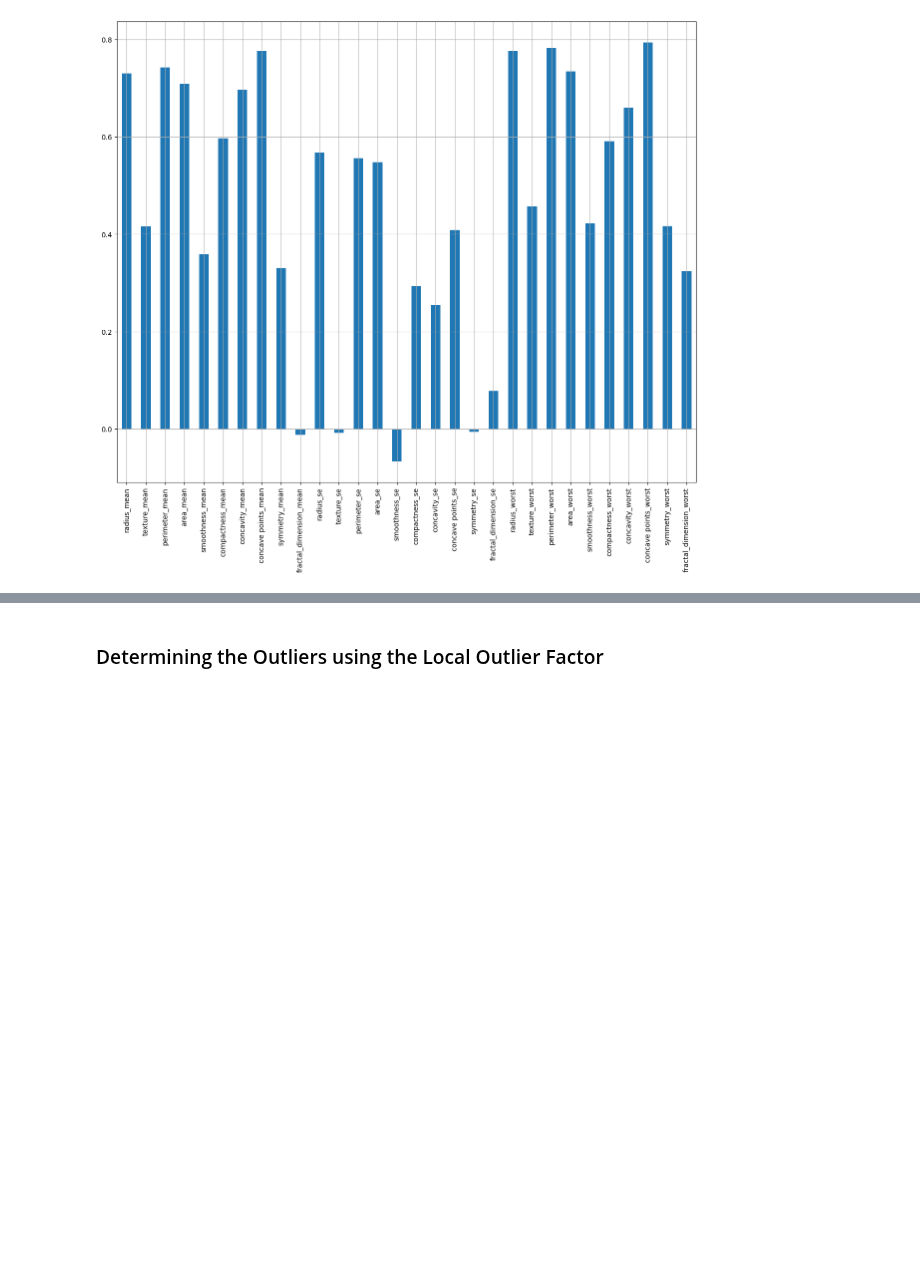
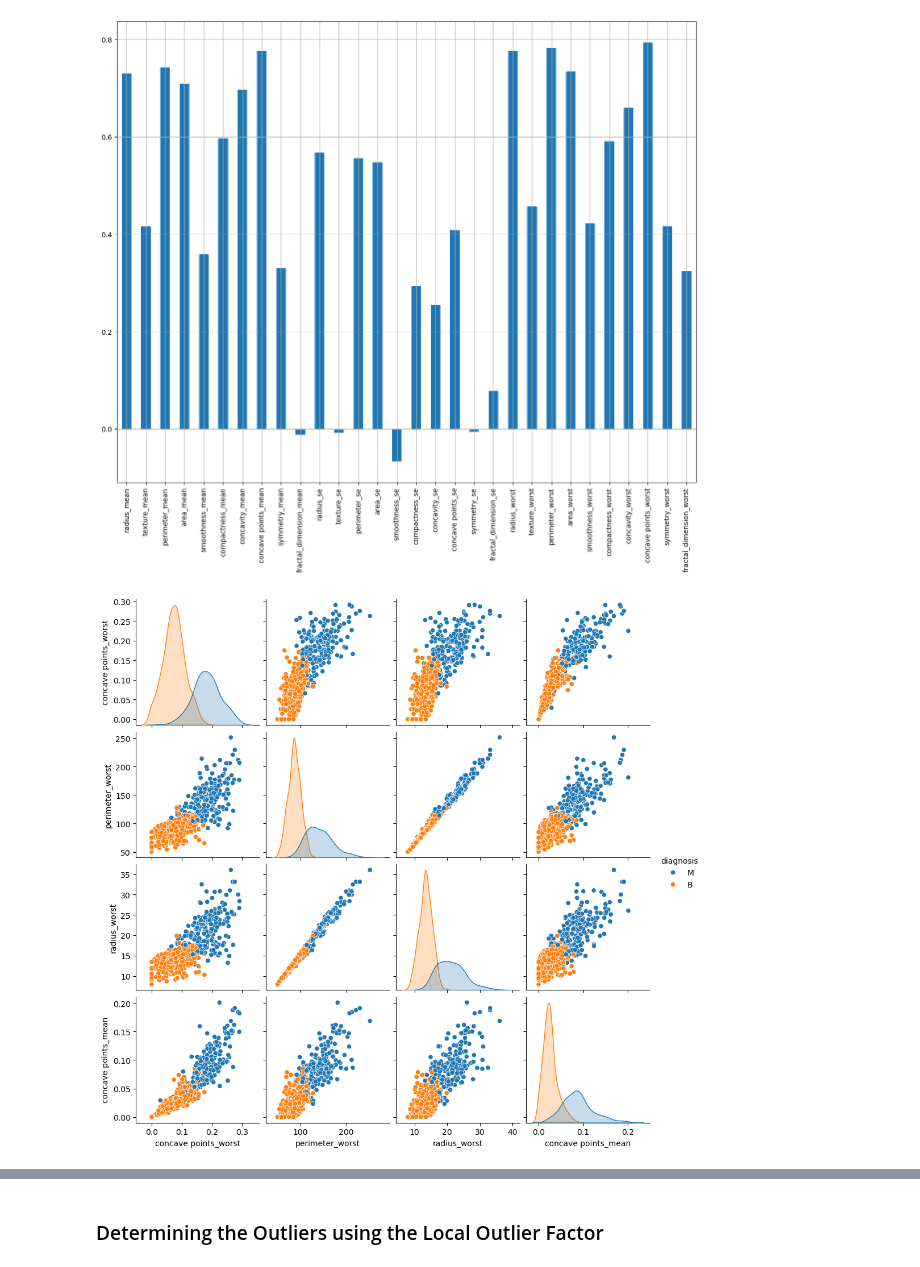
Before and after one commit to Srisupha29/DataScience_Projects, a Jupyter notebook: Breast_CancerPrediction/Breast_Cancer.ipynb, the cells around one changed output, grey strips where cells are left out. Cells and saved outputs as stored; diff of their text form; code cells hidden in the pictures; blank space fills up the shorter version.

```diff
--- a/Breast_CancerPrediction/Breast_Cancer.ipynb
+++ b/Breast_CancerPrediction/Breast_Cancer.ipynb
@@ -112,3 +152,13 @@ df.drop('diagnosis', axis =1).corrwith(df['diagnosis']).plot(kind="bar", figsize
 # %% [output]
 <Axes: >
 [figure]
+# %%
+# choosinng based on high correlation with the target variable
+features = ['concave points_worst', 'perimeter_worst', 'radius_worst', 'concave points_mean']
+
+df_pair = pd.concat([X[features], y], axis = 1)
+
+sns.pairplot(df_pair, hue = y.name)
+plt.show()
+# %% [output]
+[figure, added]
```
Also changed, not shown: parts of 30 cells of this notebook, 1 other file.
